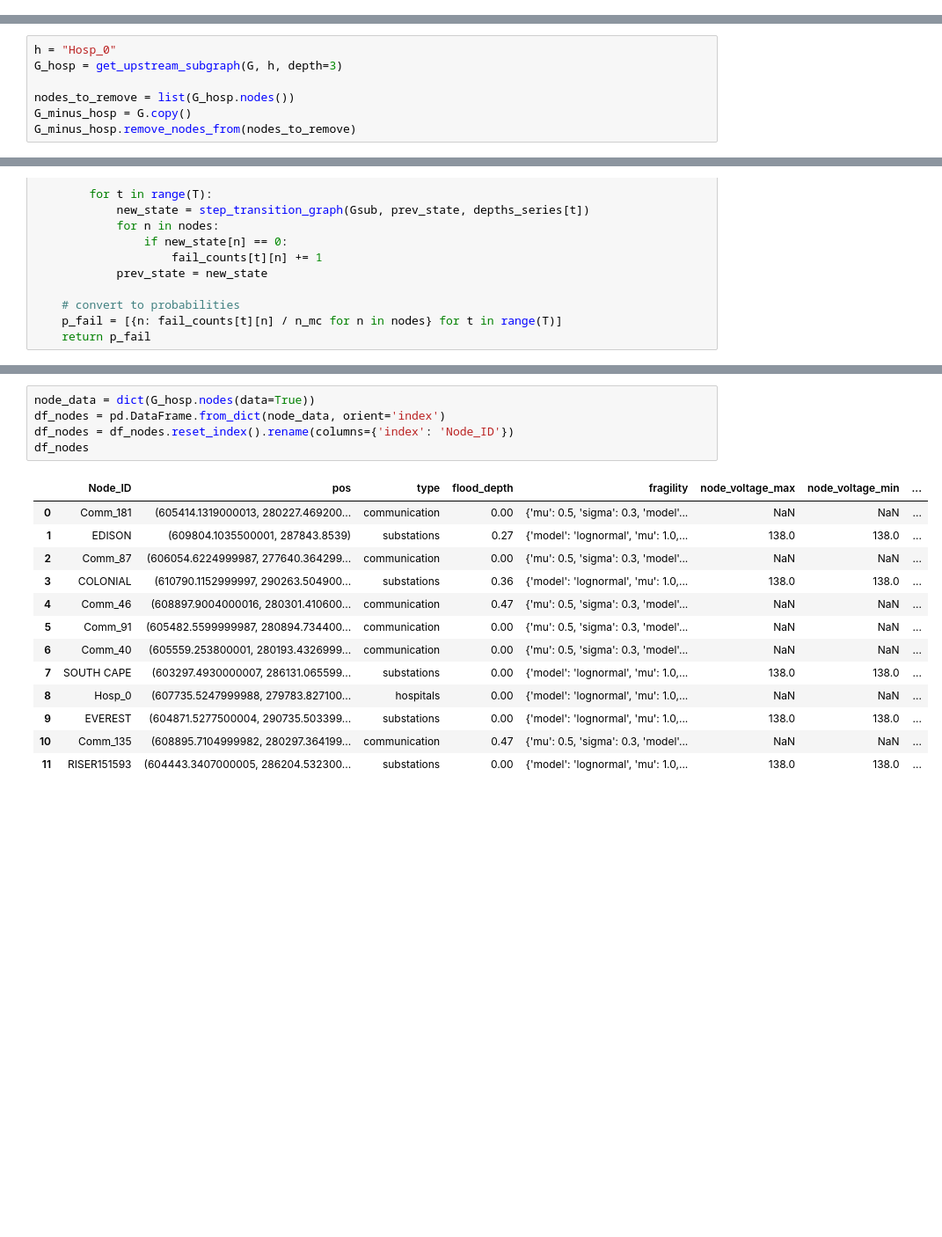
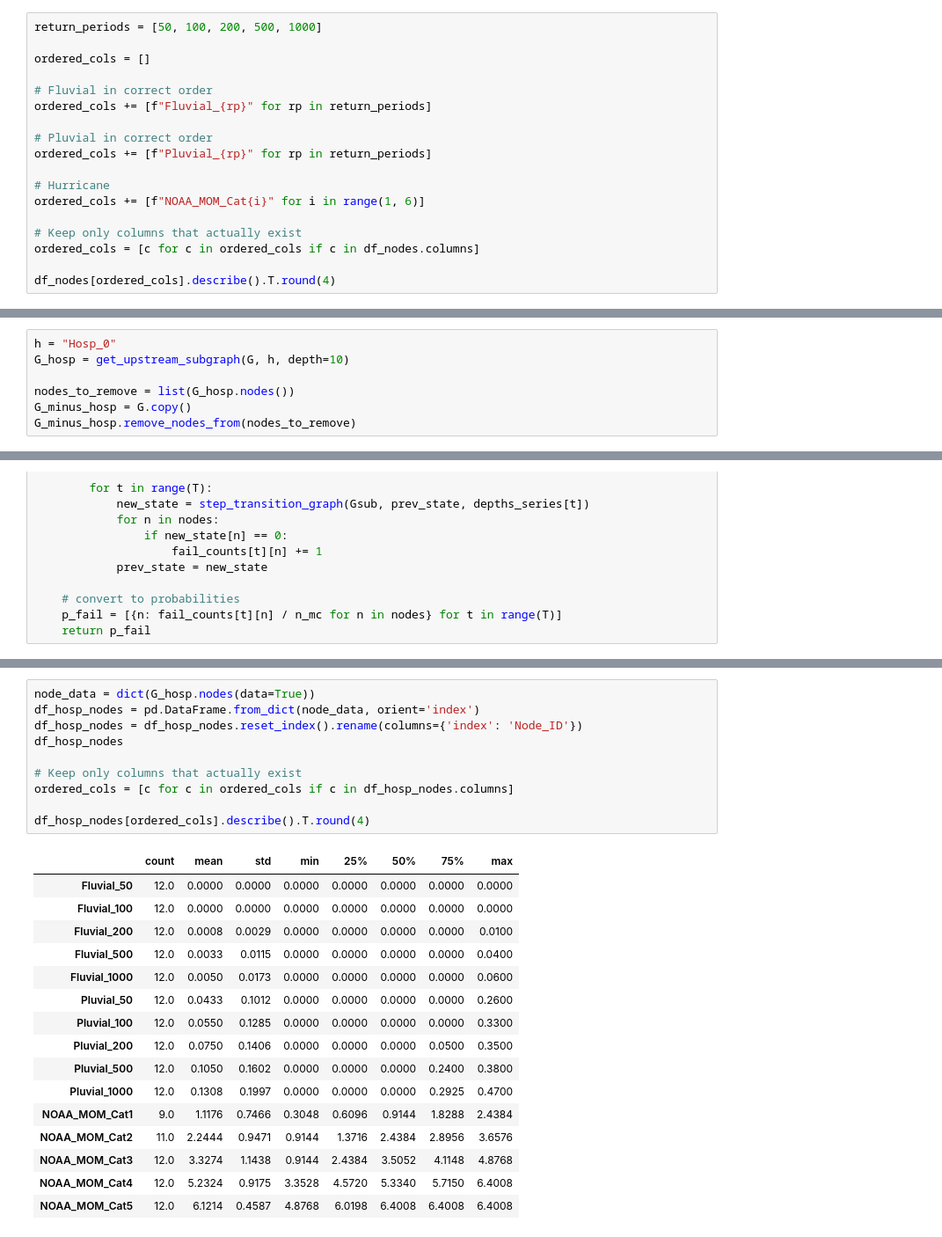
Before and after one commit to Sealxuyh/HCI-nexus, a Jupyter notebook: code/HCI_DBN.ipynb, the cells around one changed output, grey strips where cells are left out. Shown at 88% size. Cells and saved outputs as stored; diff of their text form; blank space fills up the shorter version.

Commit message:
update Fathom/NOAA flood events

```diff
--- a/code/HCI_DBN.ipynb
+++ b/code/HCI_DBN.ipynb
@@ -2700,0 +2818,18 @@ Name: flood_depth, dtype: float64
+# %%
+return_periods = [50, 100, 200, 500, 1000]
+
+ordered_cols = []
+
+# Fluvial in correct order
+ordered_cols += [f"Fluvial_{rp}" for rp in return_periods]
+
+# Pluvial in correct order
+ordered_cols += [f"Pluvial_{rp}" for rp in return_periods]
+
+# Hurricane
+ordered_cols += [f"NOAA_MOM_Cat{i}" for i in range(1, 6)]
+
+# Keep only columns that actually exist
+ordered_cols = [c for c in ordered_cols if c in df_nodes.columns]
+
+df_nodes[ordered_cols].describe().T.round(4)
@@ -2702,7 +2854,7 @@ Name: flood_depth, dtype: float64
 ## HealthPark Medical Center
 # %%
 h = "Hosp_0"
-G_hosp = get_upstream_subgraph(G, h, depth=3)
+G_hosp = get_upstream_subgraph(G, h, depth=10)
 
 nodes_to_remove = list(G_hosp.nodes())
 G_minus_hosp = G.copy()
@@ -3027,19 +3197,27 @@ def simulate_failure_probabilities(Gsub, depths_series, n_mc=500, seed=0):
 # %%
 node_data = dict(G_hosp.nodes(data=True))
-df_nodes = pd.DataFrame.from_dict(node_data, orient='index')
-df_nodes = df_nodes.reset_index().rename(columns={'index': 'Node_ID'})
-df_nodes
+df_hosp_nodes = pd.DataFrame.from_dict(node_data, orient='index')
+df_hosp_nodes = df_hosp_nodes.reset_index().rename(columns={'index': 'Node_ID'})
+df_hosp_nodes
+
+# Keep only columns that actually exist
+ordered_cols = [c for c in ordered_cols if c in df_hosp_nodes.columns]
+
+df_hosp_nodes[ordered_cols].describe().T.round(4)
 # %% [output]
-|  | Node_ID | pos | type | flood_depth | fragility | node_voltage_max | node_voltage_min | ... |
-| 0 | Comm_181 | (605414.1319000013, 280227.469200... | communication | 0.00 | {'mu': 0.5, 'sigma': 0.3, 'model'... | NaN | NaN | ... |
-| 1 | EDISON | (609804.1035500001, 287843.8539) | substations | 0.27 | {'model': 'lognormal', 'mu': 1.0,... | 138.0 | 138.0 | ... |
-| 2 | Comm_87 | (606054.6224999987, 277640.364299... | communication | 0.00 | {'mu': 0.5, 'sigma': 0.3, 'model'... | NaN | NaN | ... |
-| 3 | COLONIAL | (610790.1152999997, 290263.504900... | substations | 0.36 | {'model': 'lognormal', 'mu': 1.0,... | 138.0 | 138.0 | ... |
-| 4 | Comm_46 | (608897.9004000016, 280301.410600... | communication | 0.47 | {'mu': 0.5, 'sigma': 0.3, 'model'... | NaN | NaN | ... |
-| 5 | Comm_91 | (605482.5599999987, 280894.734400... | communication | 0.00 | {'mu': 0.5, 'sigma': 0.3, 'model'... | NaN | NaN | ... |
-| 6 | Comm_40 | (605559.253800001, 280193.4326999... | communication | 0.00 | {'mu': 0.5, 'sigma': 0.3, 'model'... | NaN | NaN | ... |
-| 7 | SOUTH CAPE | (603297.4930000007, 286131.065599... | substations | 0.00 | {'model': 'lognormal', 'mu': 1.0,... | 138.0 | 138.0 | ... |
-| 8 | Hosp_0 | (607735.5247999988, 279783.827100... | hospitals | 0.00 | {'model': 'lognormal', 'mu': 1.0,... | NaN | NaN | ... |
-| 9 | EVEREST | (604871.5277500004, 290735.503399... | substations | 0.00 | {'model': 'lognormal', 'mu': 1.0,... | 138.0 | 138.0 | ... |
-| 10 | Comm_135 | (608895.7104999982, 280297.364199... | communication | 0.47 | {'mu': 0.5, 'sigma': 0.3, 'model'... | NaN | NaN | ... |
-| 11 | RISER151593 | (604443.3407000005, 286204.532300... | substations | 0.00 | {'model': 'lognormal', 'mu': 1.0,... | 138.0 | 138.0 | ... |
+|  | count | mean | std | min | 25% | 50% | 75% | max |
+| Fluvial_50 | 12.0 | 0.0000 | 0.0000 | 0.0000 | 0.0000 | 0.0000 | 0.0000 | 0.0000 |
+| Fluvial_100 | 12.0 | 0.0000 | 0.0000 | 0.0000 | 0.0000 | 0.0000 | 0.0000 | 0.0000 |
+| Fluvial_200 | 12.0 | 0.0008 | 0.0029 | 0.0000 | 0.0000 | 0.0000 | 0.0000 | 0.0100 |
+| Fluvial_500 | 12.0 | 0.0033 | 0.0115 | 0.0000 | 0.0000 | 0.0000 | 0.0000 | 0.0400 |
+| Fluvial_1000 | 12.0 | 0.0050 | 0.0173 | 0.0000 | 0.0000 | 0.0000 | 0.0000 | 0.0600 |
+| Pluvial_50 | 12.0 | 0.0433 | 0.1012 | 0.0000 | 0.0000 | 0.0000 | 0.0000 | 0.2600 |
+| Pluvial_100 | 12.0 | 0.0550 | 0.1285 | 0.0000 | 0.0000 | 0.0000 | 0.0000 | 0.3300 |
+| Pluvial_200 | 12.0 | 0.0750 | 0.1406 | 0.0000 | 0.0000 | 0.0000 | 0.0500 | 0.3500 |
+| Pluvial_500 | 12.0 | 0.1050 | 0.1602 | 0.0000 | 0.0000 | 0.0000 | 0.2400 | 0.3800 |
+| Pluvial_1000 | 12.0 | 0.1308 | 0.1997 | 0.0000 | 0.0000 | 0.0000 | 0.2925 | 0.4700 |
+| NOAA_MOM_Cat1 | 9.0 | 1.1176 | 0.7466 | 0.3048 | 0.6096 | 0.9144 | 1.8288 | 2.4384 |
+| NOAA_MOM_Cat2 | 11.0 | 2.2444 | 0.9471 | 0.9144 | 1.3716 | 2.4384 | 2.8956 | 3.6576 |
+| NOAA_MOM_Cat3 | 12.0 | 3.3274 | 1.1438 | 0.9144 | 2.4384 | 3.5052 | 4.1148 | 4.8768 |
+| NOAA_MOM_Cat4 | 12.0 | 5.2324 | 0.9175 | 3.3528 | 4.5720 | 5.3340 | 5.7150 | 6.4008 |
+| NOAA_MOM_Cat5 | 12.0 | 6.1214 | 0.4587 | 4.8768 | 6.0198 | 6.4008 | 6.4008 | 6.4008 |
```
Also changed, not shown: parts of 48 cells of this notebook.
